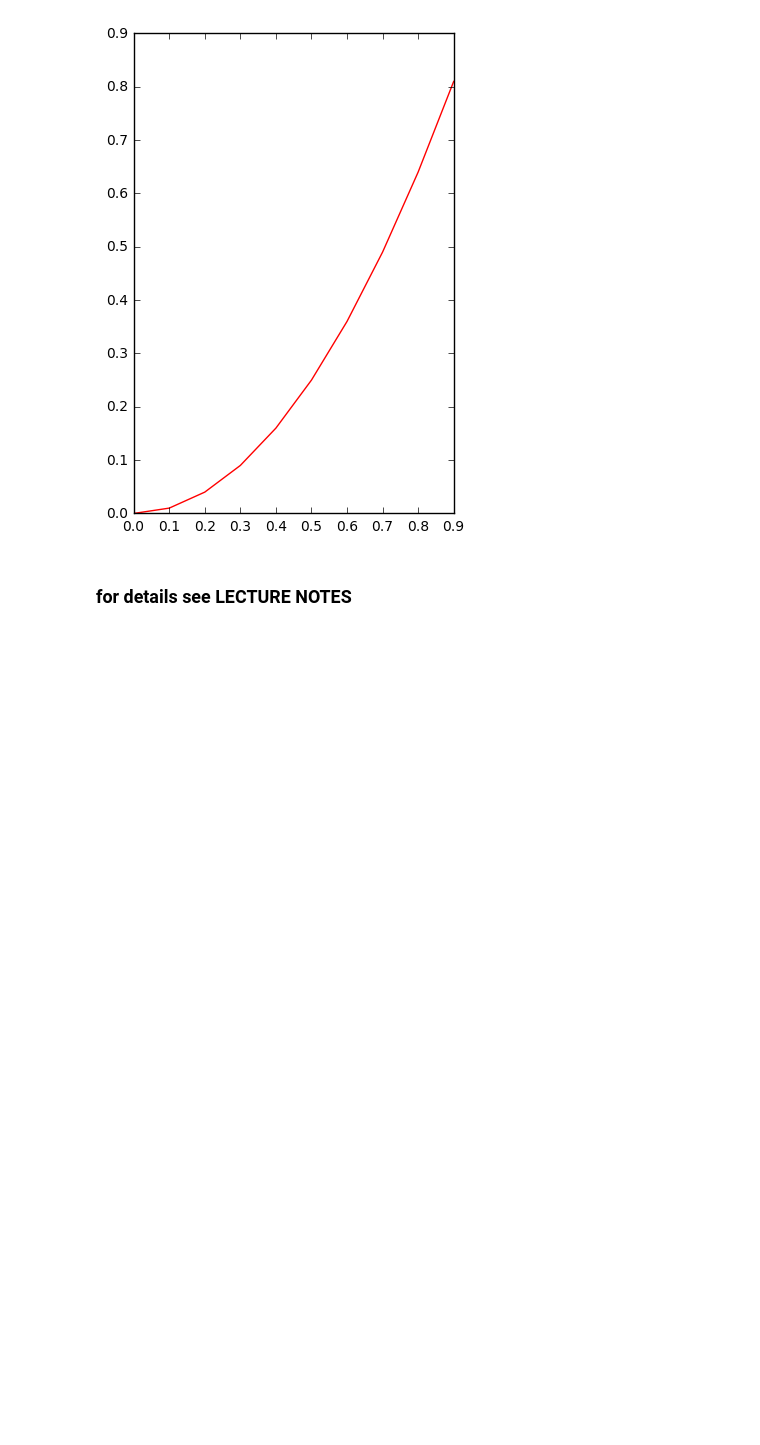
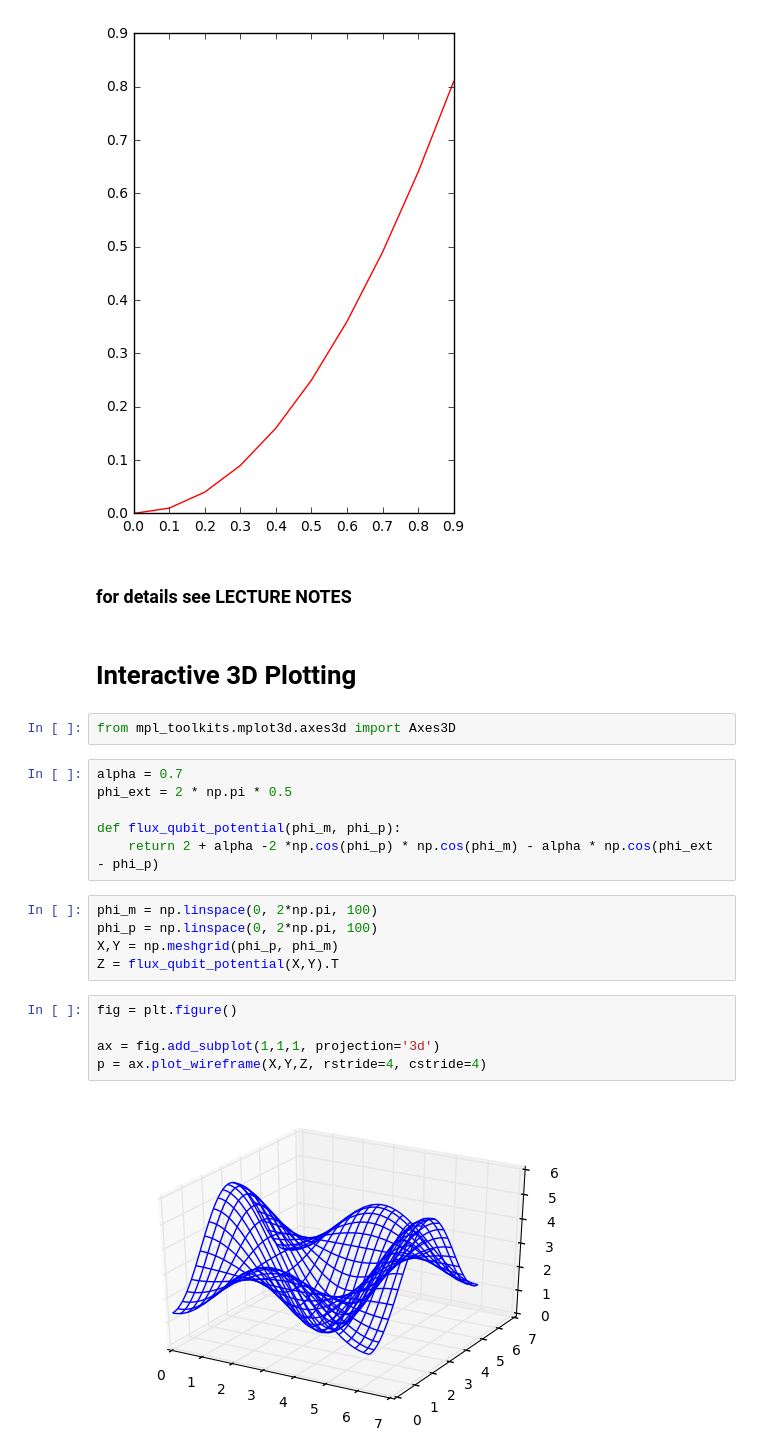
Before and after one commit to csaq5147/Programming, a Jupyter notebook: Lesson3.ipynb, the cells around one changed output. Drawn from its saved outputs; the diff is of its cells as text; blank space fills up the shorter version.

```diff
--- a/Lesson3.ipynb
+++ b/Lesson3.ipynb
@@ -224,3 +224,25 @@ axes.plot(x,y, 'r');
 [figure]
 # %% [markdown]
 ### for details see LECTURE NOTES
+# %% [markdown]
+# Interactive 3D Plotting
+# %%
+from mpl_toolkits.mplot3d.axes3d import Axes3D
+# %%
+alpha = 0.7
+phi_ext = 2 * np.pi * 0.5
+
+def flux_qubit_potential(phi_m, phi_p):
+    return 2 + alpha -2 *np.cos(phi_p) * np.cos(phi_m) - alpha * np.cos(phi_ext - phi_p)
+# %%
+phi_m = np.linspace(0, 2*np.pi, 100)
+phi_p = np.linspace(0, 2*np.pi, 100)
+X,Y = np.meshgrid(phi_p, phi_m)
+Z = flux_qubit_potential(X,Y).T
+# %%
+fig = plt.figure()
+
+ax = fig.add_subplot(1,1,1, projection='3d')
+p = ax.plot_wireframe(X,Y,Z, rstride=4, cstride=4)
+# %% [output]
+[figure, added]
```
Also changed, not shown: parts of 1 cell of this notebook.
